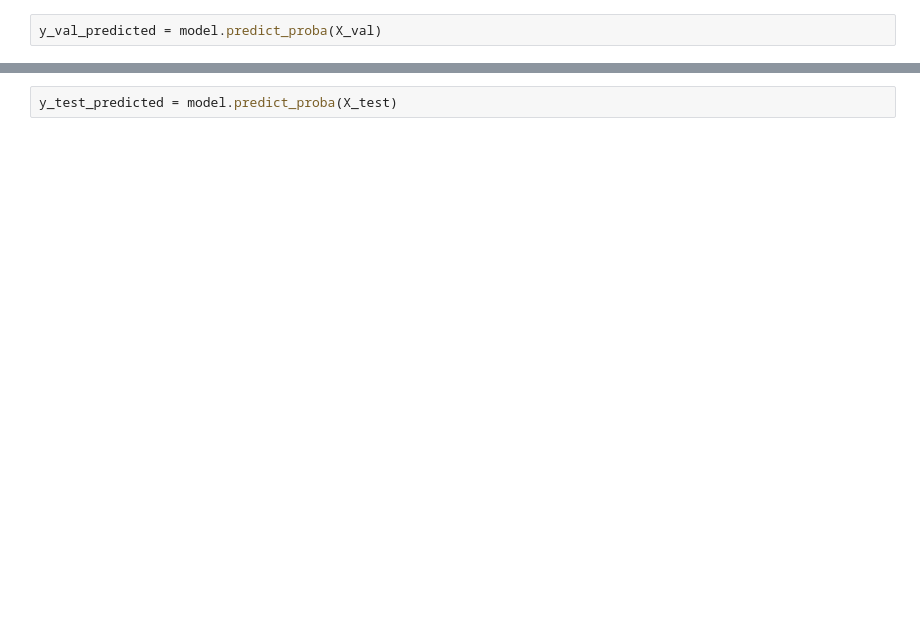
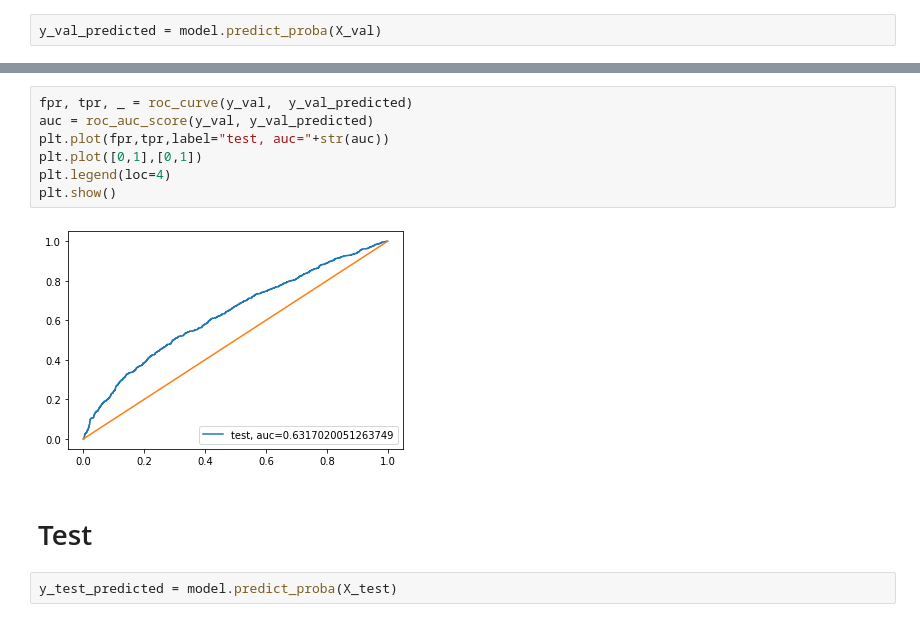
Before and after one commit to MuhammedBuyukkinaci/Bitcoin-Trading, a Jupyter notebook: GRU_Price_Change.ipynb, the cells around one changed output, grey strips where cells are left out. Drawn from its saved outputs; the diff is of its cells as text; blank space fills up the shorter version.

```diff
--- a/LSTM_Modelling.ipynb
+++ b/GRU_Price_Change.ipynb
@@ -575,2 +553,13 @@ roc_auc_score(y_val,y_val_predicted)
+# %%
+fpr, tpr, _ = roc_curve(y_val,  y_val_predicted)
+auc = roc_auc_score(y_val, y_val_predicted)
+plt.plot(fpr,tpr,label="test, auc="+str(auc))
+plt.plot([0,1],[0,1])
+plt.legend(loc=4)
+plt.show()
+# %% [output]
+[figure, added]
+# %% [markdown]
+# Test
 # %%
 y_test_predicted = model.predict_proba(X_test)
```
Also changed, not shown: parts of 28 cells of this notebook, 1 other file.
